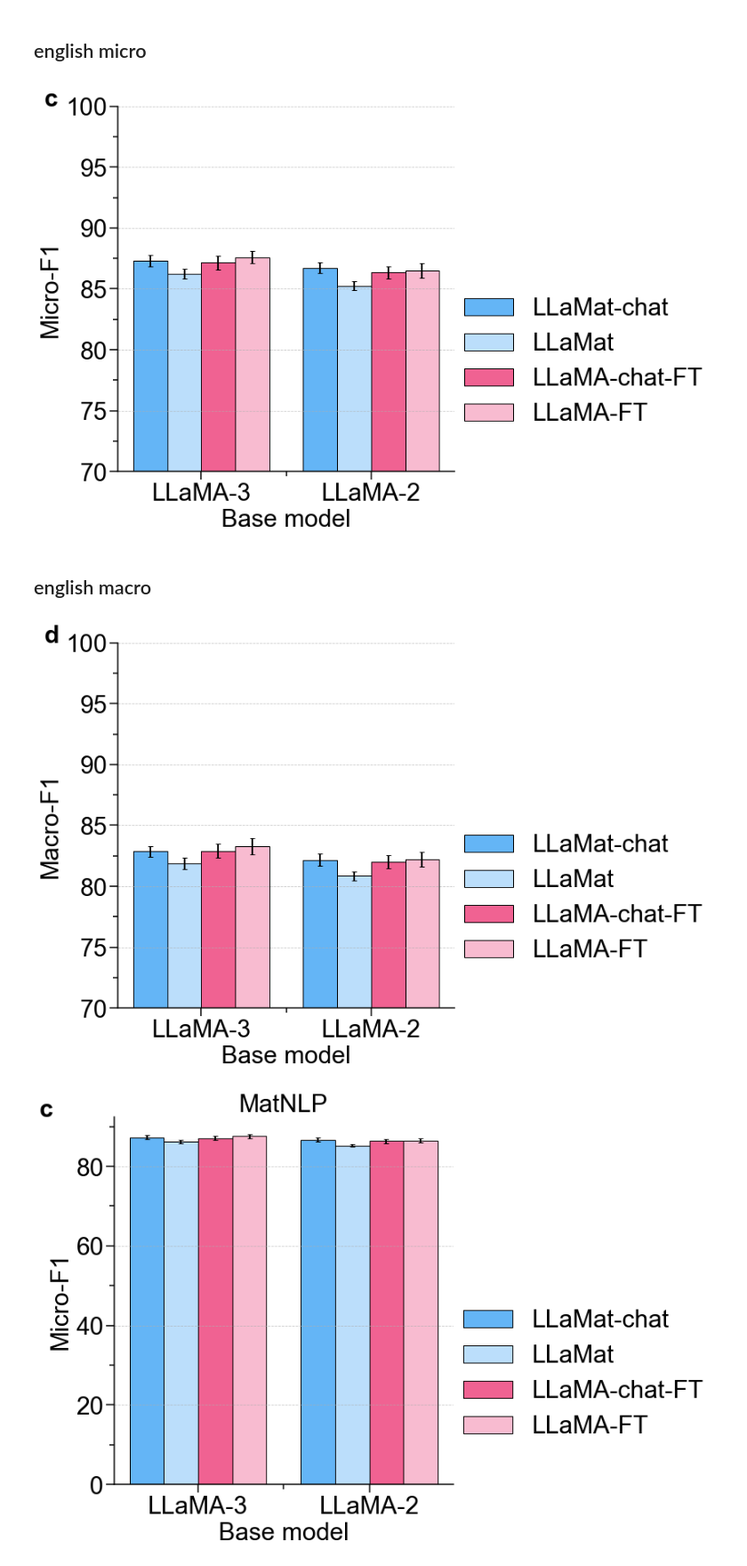
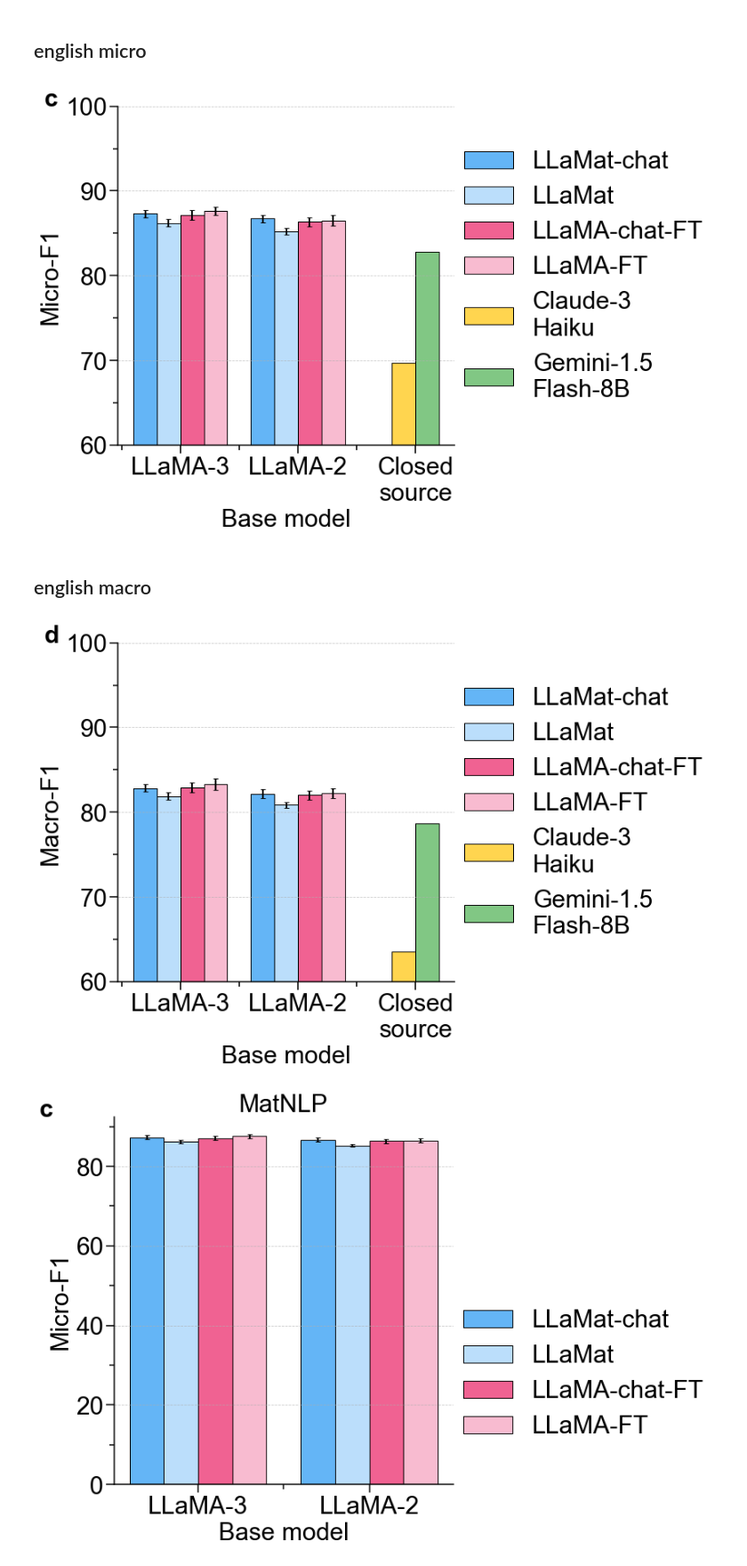
Before and after one commit to M3RG-IITD/llamat, a Jupyter notebook: plots/fig2.ipynb, the cells around one changed output. Shown at 89% size. Saved outputs shown, nothing was run; the diff lists cells and outputs as text; code cells hidden in the pictures.

```diff
--- a/plots/fig2.ipynb
+++ b/plots/fig2.ipynb
@@ -317,0 +327,12 @@ plt.show()
+# %%
+gemini = { 'matsci':{'micro': 51.244,
+                     'macro': 45.381},
+          'english' : {'micro':82.8325,
+                       'macro':78.6725}
+         }
+
+claude = { 'matsci':{'micro': 35.995,
+                     'macro': 33.179},
+          'english' : {'micro':69.6875,
+                       'macro':63.5825}
+         }
@@ -758,42 +1002,55 @@ lighter_blues = ["#E3F2FD", "#BBDEFB", "#90CAF9", "#64B5F6", "#42A5F5", "#1E88E5
 
 news = [blues[-1], pinks[-1], teals[-1], orange[-1]]
 cids =  news
+
+positions_gc = [
+    2 - 0.5 * bar_width,  # gemini
+    2 + 0.5 * bar_width,  # claude
+]
+
 # Plot bars for each category
 ax.bar(positions[0], [micro_f1_3[0] - llama3_chat_noft_Micro_f1, macro_f1_3[0] - llama2_chat_noft_Micro_f1], bar_width, yerr= [micro_f1_2_std_l3[0], micro_f1_2_std_l2[0]], ec='k', label="LLaMat-chat", color='#64B5F6')
 ax.bar(positions[1], [micro_f1_3[1] - llama3_chat_noft_Micro_f1, macro_f1_3[1] - llama2_chat_noft_Micro_f1], bar_width, yerr= [micro_f1_2_std_l3[1], micro_f1_2_std_l2[1]], ec='k', label="LLaMat", color=blues[-1]) #1E88E5
 ax.bar(positions[2], [micro_f1_3[2] - llama3_chat_noft_Micro_f1, macro_f1_3[2] - llama2_chat_noft_Micro_f1], bar_width, yerr= [micro_f1_2_std_l3[2], micro_f1_2_std_l2[2]], ec='k', label="LLaMA-chat-FT", color='#F06292')
 ax.bar(positions[3], [micro_f1_3[3] - llama3_chat_noft_Micro_f1, macro_f1_3[3] - llama2_chat_noft_Micro_f1], bar_width, yerr= [micro_f1_2_std_l3[3], micro_f1_2_std_l2[3]], ec='k', label="LLaMA-FT", color=pinks[-1])
+ax.bar(positions_gc[0], [claude['english']['micro']], bar_width, ec='k', label="Claude-3\nHaiku", color='#FFD54F')
+ax.bar(positions_gc[1], [gemini['english']['micro']], bar_width, ec='k', label="Gemini-1.5\nFlash-8B", color='#81C784')
+
 
 # ax.errorbar(positions[0], [micro_f1_3[0], macro_f1_3[0]], )
 # Customize the plot
 # ax.set_title("LLAMA-3 Scores (Micro-F1 and Macro-F1)", fontsize=20)
 ax.set_xlabel("Base model")
 ax.set_ylabel("Micro-F1")# (% gain)")
-ax.set_xticks(x)
-ax.set_xticklabels(scores)
+# ax.set_xticks(x)
+# ax.set_xticklabels(scores)
+
+ax.set_xticks([0,1,2])
+ax.set_xticklabels(scores+['Closed\nsource'])
+
 ax.legend( title_fontsize=20, loc=[1, 0.1])
 ax.grid(axis="y", linestyle="--", alpha=0.7)
 # plt.ylim(60,100)
 
 # ax.set_yticklabels([60,70,80,90,100])
 # # Adjust layout and display
 plt.tight_layout()
 plt.text(-0.22, 1, 'c', transform=ax.transAxes, fontweight='bold')
 # plt.title('LLMat-3 and LLaMA-3\n')
 ax.spines['top'].set_visible(False)  # Disable the top axis
 ax.spines['right'].set_visible(False)  # Disable the left axis
 ax.yaxis.set_ticks_position('left')  # Remove left (y-axis) ticks
 ax.xaxis.set_ticks_position('bottom')  # Remove top (x-axis) ticks
 
 ax.tick_params(axis='x', which='both', direction='out')  # Move x-axis ticks outside
 ax.tick_params(axis='y', which='both', direction='out')  # Move y-axis ticks outside
 
-# ax.set_ylim(0,100)
-ax.set_ylim(70,100)
+ax.set_ylim(60,100)
+# ax.set_ylim(70,100)
 plt.savefig('fig2_c_micro_english.png',dpi=600, bbox_inches='tight')
 plt.show()
 # %% [output]
-[figure, old version]
+[figure, new version]
 # %% [markdown]
 <h2>english macro
 # %%
@@ -851,18 +1108,29 @@ llama2_chat_noft_Macro_f1 = 0 #27.0625 #12.88
 llama2_chat_noft_Micro_f1 = 0 #42.7825 #15.294
 
 
+positions_gc = [
+    2 - 0.5 * bar_width,  # gemini
+    2 + 0.5 * bar_width,  # claude
+]
+
+
 # Plot bars for each category
 ax.bar(positions[0], [micro_f1_3[0]-llama3_chat_noft_Macro_f1, macro_f1_3[0] -llama2_chat_noft_Macro_f1], bar_width, ec='k', yerr= [macro_f1_2_std_l3[0], macro_f1_2_std_l2[0]], label="LLaMat-chat", color='#64B5F6')
 ax.bar(positions[1], [micro_f1_3[1]-llama3_chat_noft_Macro_f1, macro_f1_3[1] -llama2_chat_noft_Macro_f1], bar_width, ec='k', yerr= [macro_f1_2_std_l3[1], macro_f1_2_std_l2[1]], label="LLaMat", color=blues[-1]) #1E88E5
 ax.bar(positions[2], [micro_f1_3[2]-llama3_chat_noft_Macro_f1, macro_f1_3[2] -llama2_chat_noft_Macro_f1], bar_width, ec='k', yerr= [macro_f1_2_std_l3[2], macro_f1_2_std_l2[2]], label="LLaMA-chat-FT", color='#F06292')
 ax.bar(positions[3], [micro_f1_3[3]-llama3_chat_noft_Macro_f1, macro_f1_3[3] -llama2_chat_noft_Macro_f1], bar_width, ec='k', yerr= [macro_f1_2_std_l3[3], macro_f1_2_std_l2[3]], label="LLaMA-FT", color=pinks[-1])
+ax.bar(positions_gc[0], [claude['english']['macro']], bar_width, ec='k', label="Claude-3\nHaiku", color='#FFD54F')
+ax.bar(positions_gc[1], [gemini['english']['macro']], bar_width, ec='k', label="Gemini-1.5\nFlash-8B", color='#81C784')
+
 
 # Customize the plot
 # ax.set_title("LLAMA-3 Scores (Micro-F1 and Macro-F1)", fontsize=20)
 ax.set_xlabel("Base model")
 ax.set_ylabel("Macro-F1")# (% gain)")
-ax.set_xticks(x)
-ax.set_xticklabels(scores)
+# ax.set_xticks(x)
+# ax.set_xticklabels(scores)
+ax.set_xticks([0,1,2])
+ax.set_xticklabels(scores+['Closed\nsource'])
 ax.legend( title_fontsize=20, loc=[1, 0.1])
 ax.grid(axis="y", linestyle="--", alpha=0.7)
 
@@ -880,13 +1148,13 @@ ax.tick_params(axis='x', which='both', direction='out')  # Move x-axis ticks out
 ax.tick_params(axis='y', which='both', direction='out')  # Move y-axis ticks outside
 # bax = brokenaxes(ylims=((0, 5), (65, 95)), hspace=0.25)
 # plt.savefig('fig2_legend_b_pi_macro.png',dpi=600, bbox_inches='tight')
-ax.set_ylim(70,100)
+ax.set_ylim(60,100)
 
 plt.savefig('fig2_d_macro_english.png',dpi=600, bbox_inches='tight')
 
 plt.show()
 # %% [output]
-[figure, old version]
+[figure, new version]
 # %%
 import matplotlib.pyplot as plt
 import numpy as np
```
Also changed, not shown: parts of 25 cells of this notebook, 29 other files.
